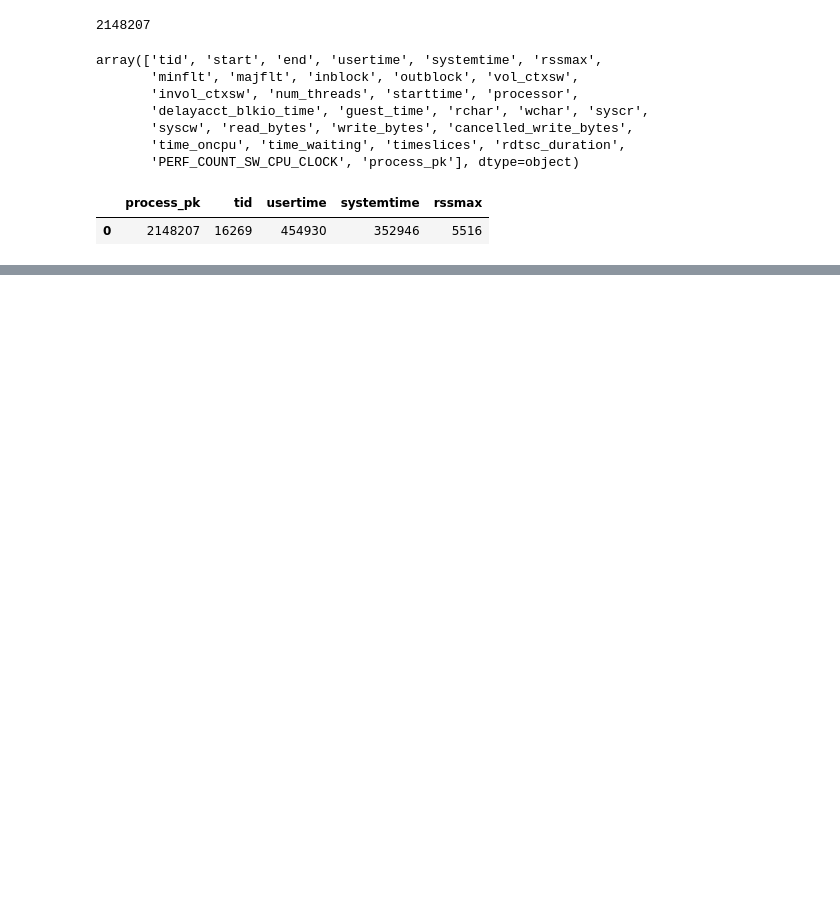
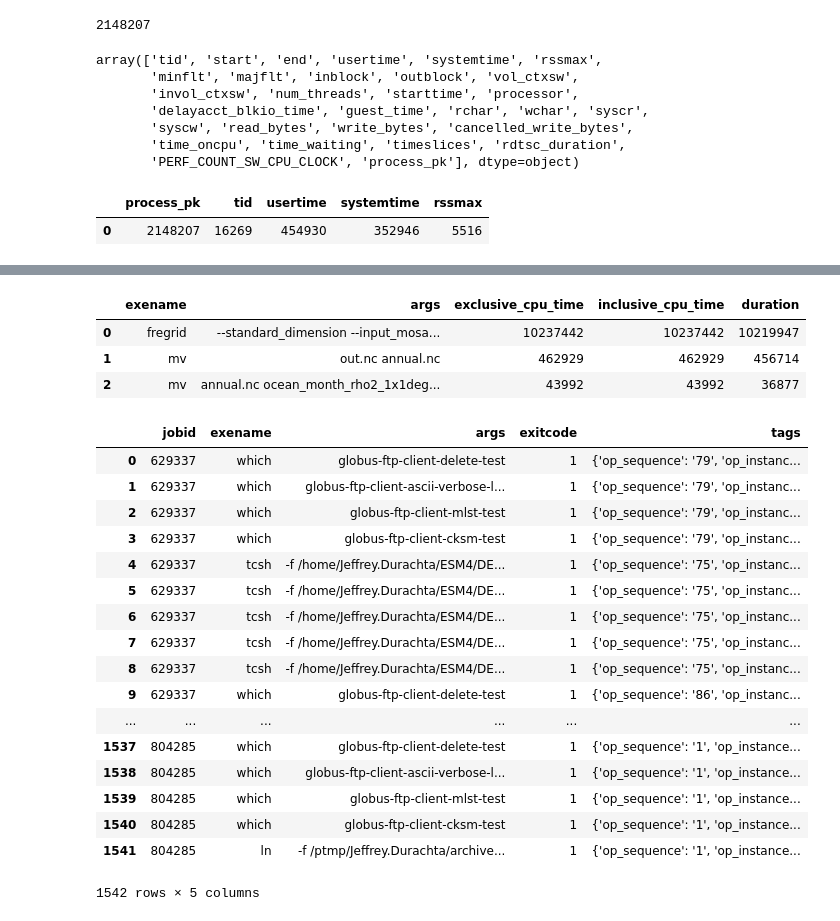
Before and after one commit to ilaflott/epmt, a Jupyter notebook: Query-API.ipynb, the cells around one changed output, grey strips where cells are left out. Cells and saved outputs as stored; diff of their text form; code cells hidden in the pictures; blank space fills up the shorter version.

```diff
--- a/Query-API.ipynb
+++ b/Query-API.ipynb
@@ -643,0 +593,35 @@ j
+# %%
+# Let's explore a particular operation in a job, and see which processes took the
+# top *inclusive* cpu time.
+# Let's limit the output to the top 5 results
+# and let's get a pandas dataframe
+procs = eq.get_procs(j, tag = 'op_sequence:159', order='desc(p.inclusive_cpu_time)', limit=5, fmt='pandas')
+procs[['exename', 'args', 'exclusive_cpu_time', 'inclusive_cpu_time', 'duration']]
+# %% [output]
+|  | exename | args | exclusive_cpu_time | inclusive_cpu_time | duration |
+| 0 | fregrid | --standard_dimension --input_mosa... | 10237442 | 10237442 | 10219947 |
+| 1 | mv | out.nc annual.nc | 462929 | 462929 | 456714 |
+| 2 | mv | annual.nc ocean_month_rho2_1x1deg... | 43992 | 43992 | 36877 |
+# %%
+# Let's find the failed processes across our jobs subset
+failed_procs = eq.get_procs(jobs_orm, fltr='p.exitcode > 0', fmt='pandas')
+failed_procs[['jobid', 'exename', 'args', 'exitcode', 'tags']]
+# %% [output]
+|  | jobid | exename | args | exitcode | tags |
+| 0 | 629337 | which | globus-ftp-client-delete-test | 1 | {'op_sequence': '79', 'op_instanc... |
+| 1 | 629337 | which | globus-ftp-client-ascii-verbose-l... | 1 | {'op_sequence': '79', 'op_instanc... |
+| 2 | 629337 | which | globus-ftp-client-mlst-test | 1 | {'op_sequence': '79', 'op_instanc... |
+| 3 | 629337 | which | globus-ftp-client-cksm-test | 1 | {'op_sequence': '79', 'op_instanc... |
+| 4 | 629337 | tcsh | -f /home/Jeffrey.Durachta/ESM4/DE... | 1 | {'op_sequence': '75', 'op_instanc... |
+| 5 | 629337 | tcsh | -f /home/Jeffrey.Durachta/ESM4/DE... | 1 | {'op_sequence': '75', 'op_instanc... |
+| 6 | 629337 | tcsh | -f /home/Jeffrey.Durachta/ESM4/DE... | 1 | {'op_sequence': '75', 'op_instanc... |
+| 7 | 629337 | tcsh | -f /home/Jeffrey.Durachta/ESM4/DE... | 1 | {'op_sequence': '75', 'op_instanc... |
+| 8 | 629337 | tcsh | -f /home/Jeffrey.Durachta/ESM4/DE... | 1 | {'op_sequence': '75', 'op_instanc... |
+| 9 | 629337 | which | globus-ftp-client-delete-test | 1 | {'op_sequence': '86', 'op_instanc... |
+| ... | ... | ... | ... | ... | ... |
+| 1537 | 804285 | which | globus-ftp-client-delete-test | 1 | {'op_sequence': '1', 'op_instance... |
+| 1538 | 804285 | which | globus-ftp-client-ascii-verbose-l... | 1 | {'op_sequence': '1', 'op_instance... |
+| 1539 | 804285 | which | globus-ftp-client-mlst-test | 1 | {'op_sequence': '1', 'op_instance... |
+| 1540 | 804285 | which | globus-ftp-client-cksm-test | 1 | {'op_sequence': '1', 'op_instance... |
+| 1541 | 804285 | ln | -f /ptmp/Jeffrey.Durachta/archive... | 1 | {'op_sequence': '1', 'op_instance... |
+1542 rows × 5 columns
```
Also changed, not shown: parts of 94 cells of this notebook.
